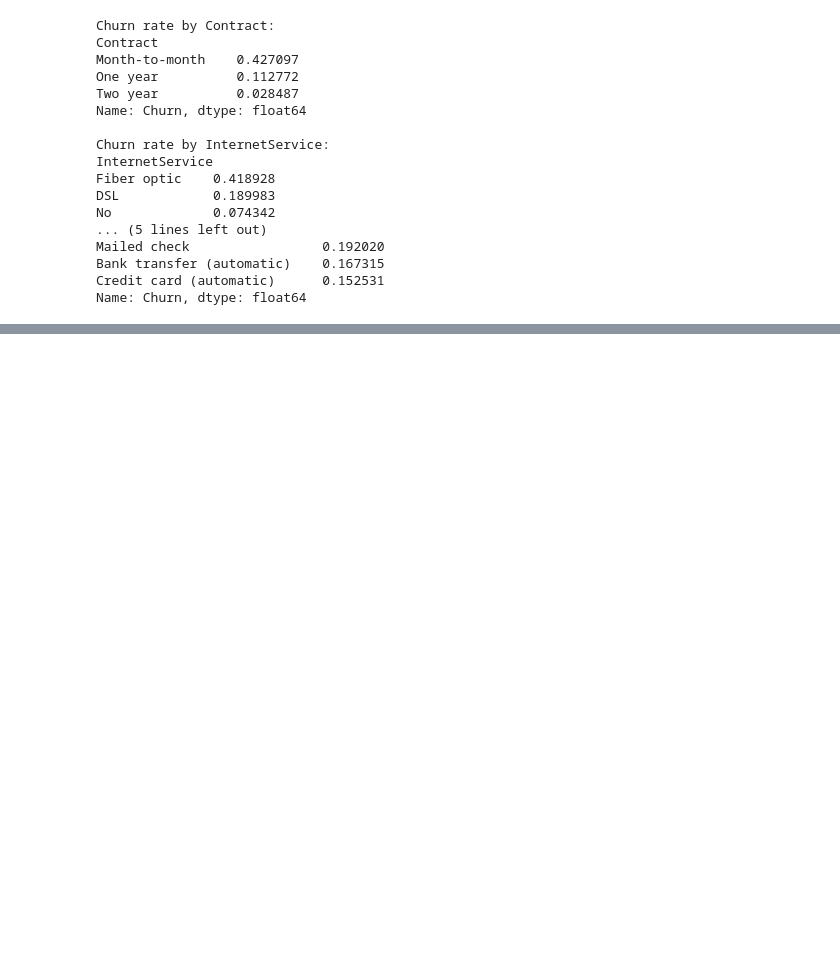
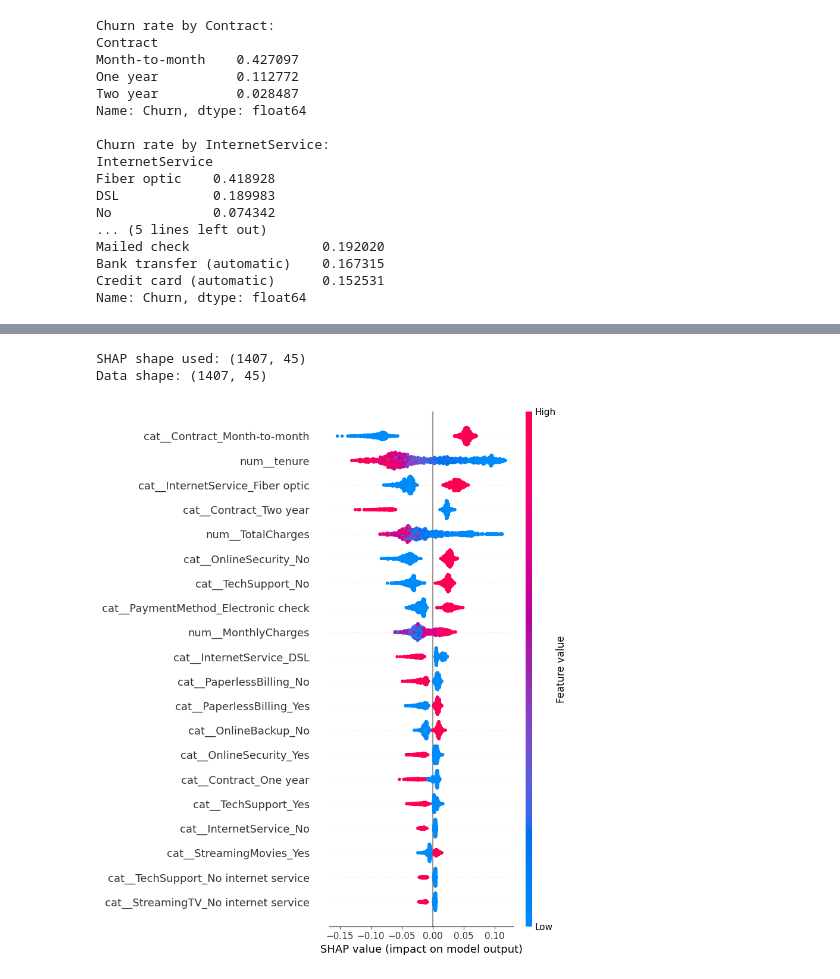
Before and after one commit to ParamShelar/customer-churn-prediction, a Jupyter notebook: notebooks/01_eda.ipynb, the cells around one changed output, grey strips where cells are left out. Cells and saved outputs as stored; diff of their text form; code cells hidden in the pictures; blank space fills up the shorter version.

```diff
--- a/notebooks/01_eda.ipynb
+++ b/notebooks/01_eda.ipynb
@@ -169,0 +424,29 @@ Name: Churn, dtype: float64
+# %%
+import shap
+import numpy as np
+
+X_test_transformed = rf_stronger.named_steps["preprocessor"].transform(X_test)
+feature_names = rf_stronger.named_steps["preprocessor"].get_feature_names_out()
+rf_classifier = rf_stronger.named_steps["classifier"]
+
+if hasattr(X_test_transformed, "toarray"):
+    X_test_transformed = X_test_transformed.toarray()
+
+explainer = shap.TreeExplainer(rf_classifier)
+shap_values = explainer.shap_values(X_test_transformed)
+
+if isinstance(shap_values, list):
+    shap_for_class1 = shap_values[1]
+elif isinstance(shap_values, np.ndarray) and shap_values.ndim == 3:
+    shap_for_class1 = shap_values[:, :, 1]
+else:
+    shap_for_class1 = shap_values
+
+print("SHAP shape used:", shap_for_class1.shape)
+print("Data shape:", X_test_transformed.shape)
+
+shap.summary_plot(shap_for_class1, X_test_transformed, feature_names=feature_names)
+# %% [output]
+SHAP shape used: (1407, 45)
+Data shape: (1407, 45)
+[figure, added]
```
Also changed, not shown: parts of 20 cells of this notebook, 7 other files.
